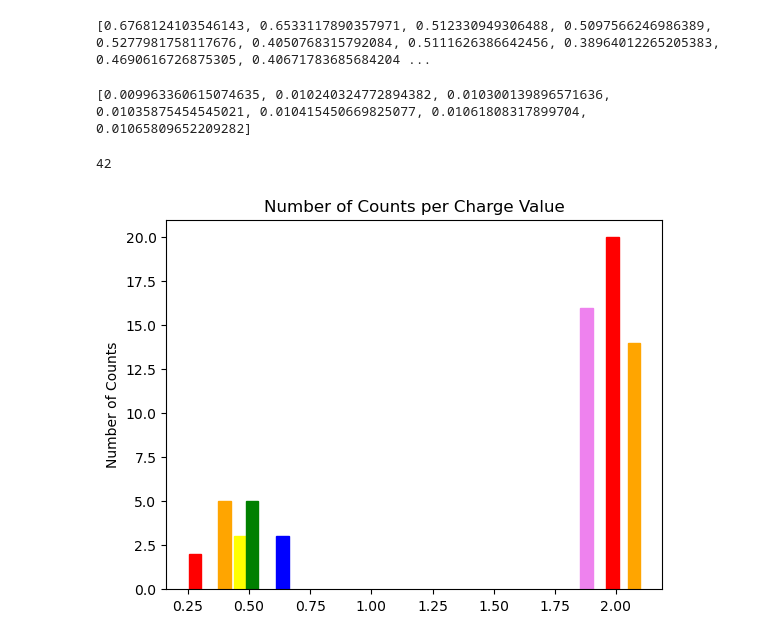
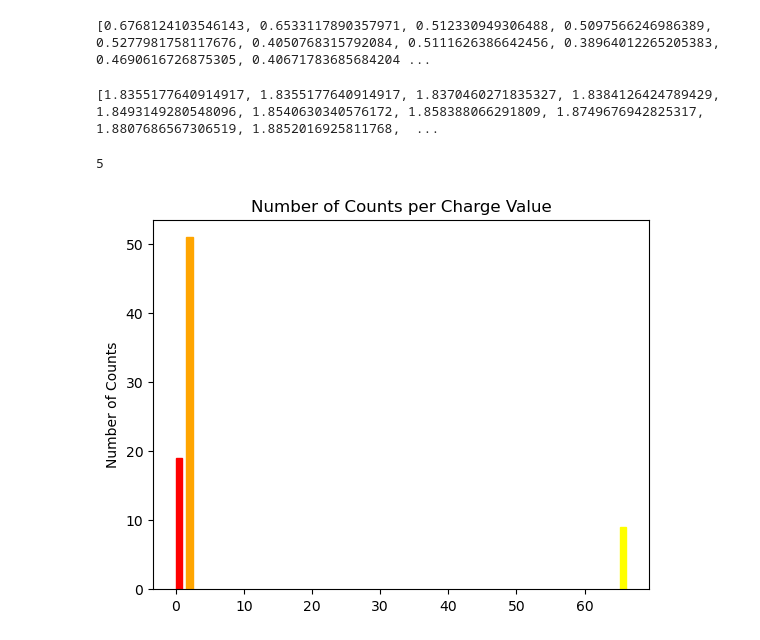
Before and after one commit to jpgtordilla/hombom24, a Jupyter notebook: archive-analysis/lcls-tools-plots/reference-files/notebooks/common_charges.ipynb, the cells around one changed output. Saved outputs shown, nothing was run; the diff lists cells and outputs as text; code cells hidden in the pictures.

Commit message:
charge separator class with a method that creates a list of DataFrames, each with a different charge

```diff
--- a/archive-analysis/lcls-tools-plots/reference-files/notebooks/common_charges.ipynb
+++ b/archive-analysis/lcls-tools-plots/reference-files/notebooks/common_charges.ipynb
@@ -34,6 +34,27 @@ def cluster(vals, tolerance) -> list:
                 break
 
     return clusters
+# %%
+def cluster_revised(vals, tolerance) -> list:
+    vals.sort()
+
+    clusters = [[]]
+    cluster_index = 0
+    comparison = vals.pop(0)
+    while len(vals) > 0:
+        clusters[cluster_index].append(comparison)
+        for i in range(len(vals)):
+            next_val = vals.pop(0)
+            if abs(next_val - comparison) <= (tolerance * comparison):  # if next_val is within percentage of comparison's value
+                clusters[cluster_index].append(next_val)  # add next_val to cluster
+            else:
+                cluster_index += 1
+                clusters.append([])  # add a new empty list
+                clusters[cluster_index].append(next_val)  # add next_val to the next cluster
+                comparison = next_val
+                break
+
+    return clusters
 # %%
 # def cluster(vals, tolerance) -> list:
 #     """Groups charge values together within the given tolerance percentage (between 0 and 1)"""
@@ -127,31 +130,33 @@ print(chrg_vals)
 [0.6768124103546143, 0.6533117890357971, 0.512330949306488, 0.5097566246986389, 0.5277981758117676, 0.4050768315792084, 0.5111626386642456, 0.38964012265205383, 0.4690616726875305, 0.40671783685684204 ...
 # %%
 # cluster and print charge data
-charge_tolerance = 0.05
-charge_clusters = cluster(chrg_vals, charge_tolerance)
+charge_tolerance = 2
+charge_clusters = cluster_revised(chrg_vals, charge_tolerance)
 print(charge_clusters[3]) # example of a cluster of similar charge values
 len(charge_clusters) # number of clusters from the dataset
 # %% [output]
-[0.009963360615074635, 0.010240324772894382, 0.010300139896571636, 0.01035875454545021, 0.010415450669825077, 0.01061808317899704, 0.01065809652209282]
+[1.8355177640914917, 1.8355177640914917, 1.8370460271835327, 1.8384126424789429, 1.8493149280548096, 1.8540630340576172, 1.858388066291809, 1.8749676942825317, 1.8807686567306519, 1.8852016925811768,  ...
-42
+5
 # %%
 # plot a bar chart of clusters
 import matplotlib.pyplot as plt
 import numpy as np
 fig, ax = plt.subplots()
 
 # filter out charge values less than 0.1 and greater than 3.0
-plot_charge_clusters = [cluster for cluster in charge_clusters if 0.1 < float(np.mean(cluster)) < 20]
+plot_charge_clusters = [cluster for cluster in charge_clusters if 0.1 < float(np.mean(cluster))]
 
+#
 values = [float(np.mean(plot_charge_clusters[i])) for i in range(len(plot_charge_clusters))]
 counts = [len(plot_charge_clusters[i]) for i in range(len(plot_charge_clusters))]
-bars = ax.bar(values, counts, width=0.05)
+
+bars = ax.bar(values, counts, width=1)
 colors = ["red", "orange", "yellow", "green", "blue", "violet"]
 for i in range(len(bars)):
     bars[i].set_color(colors[i % len(colors)])
 
 ax.set_ylabel('Number of Counts')
 ax.set_title('Number of Counts per Charge Value')
 plt.show()
 # %% [output]
-[figure, old version]
+[figure, new version]
```
Also changed, not shown: parts of 6 cells of this notebook, 2 other files.
